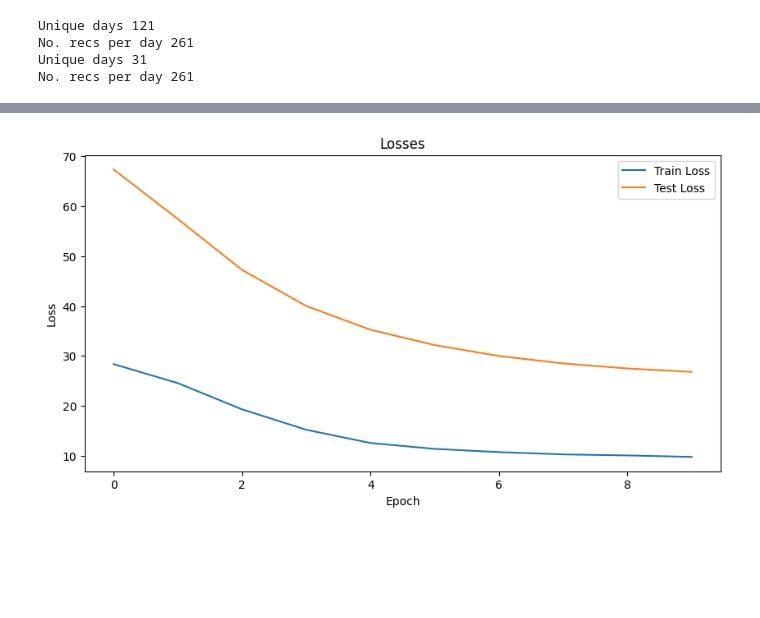
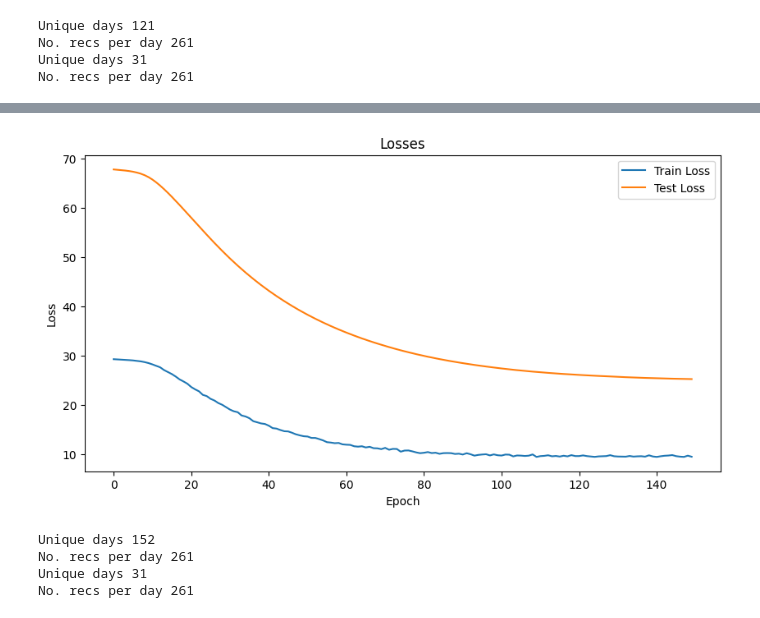
Before and after one commit to Savith-02/predicta-practice-competition, a Jupyter notebook: torch-lstm-v3.ipynb, the cells around one changed output, grey strips where cells are left out. Cells and saved outputs as stored; diff of their text form; code cells hidden in the pictures; blank space fills up the shorter version.

```diff
--- a/torch-lstm-v3.ipynb
+++ b/torch-lstm-v3.ipynb
@@ -17,10 +17,11 @@ from torch.utils.data import Dataset, DataLoader
 from sklearn.model_selection import train_test_split
 # %%
 class SalesDataset(Dataset):
-    def __init__(self, df, unique_dates, days_per_batch):
+    def __init__(self, df, unique_dates=None, days_per_batch=None):
         self.df = df.sort_values('transaction_date')
-        self.unique_dates = unique_dates
-        self.days_per_batch = days_per_batch
+        self.unique_dates = df['transaction_date'].unique() if unique_dates is None else unique_dates
+        self.days_per_batch = len(
+            self.unique_dates) - 1 if days_per_batch is None else days_per_batch
         self.num_records_per_day = len(
             df[df['transaction_date'] == self.unique_dates[0]])
         print("Unique days", len(self.unique_dates))
@@ -61,14 +62,17 @@ unique_dates = df['transaction_date'].unique()
 train_dates, test_dates = train_test_split(
     unique_dates, test_size=0.2, shuffle=False)
 
-days_per_batch = 14
+days_per_batch = None
 # Create the training and test datasets
 train_dataset = SalesDataset(df, train_dates, days_per_batch)
 test_dataset = SalesDataset(df, test_dates, days_per_batch)
-train_dataloader = DataLoader(train_dataset, batch_size=7, shuffle=True)
-test_dataloader = DataLoader(test_dataset, batch_size=7, shuffle=False)
+train_dataloader = DataLoader(train_dataset, batch_size=1, shuffle=True)
+test_dataloader = DataLoader(test_dataset, batch_size=1, shuffle=False)
 # %% [output]
 Unique days 121
 No. recs per day 261
 Unique days 31
 No. recs per day 261
+# %%
+dataset = SalesDataset(df)
+dataloader = DataLoader(dataset, batch_size=1, shuffle=True)
@@ -187,13 +196,13 @@ def model_fit(model, criterion, optimizer, train_dataloader, test_dataloader, nu
     return model, train_losses, test_losses
 # %%
 # # Initialize the model, loss function and optimizer
-model = LSTM()
+model = LSTM(hidden_layer_size=64, num_layers=4)
 loss_function = nn.MSELoss()
 optimizer = torch.optim.Adam(model.parameters(), lr=0.001)
 # %%
 # Run model_fit
 model, train_losses, test_losses = model_fit(
-    model, loss_function, optimizer, train_dataloader, test_dataloader, 10)
+    model, loss_function, optimizer, train_dataloader, test_dataloader, 150)
 
 # Plot the losses
 plt.figure(figsize=(10, 5))
@@ -218 +234,16 @@ Epoch: 10/10.. Training Loss: 9.73865419626236.. Test Loss: 26.781111399332683
-[figure, old version]
+[figure, new version]
+# %%
+train_dates, test_dates = train_test_split(
+    unique_dates, test_size=0.2, shuffle=False)
+
+days_per_batch = None
+# Create the training and test datasets
+train_dataset = SalesDataset(df, unique_dates, days_per_batch)
+test_dataset = SalesDataset(df, test_dates, days_per_batch)
+train_dataloader = DataLoader(train_dataset, batch_size=1, shuffle=True)
+test_dataloader = DataLoader(test_dataset, batch_size=1, shuffle=False)
+# %% [output]
+Unique days 152
+No. recs per day 261
+Unique days 31
+No. recs per day 261
```
Also changed, not shown: parts of 17 cells of this notebook, 1 other file.
